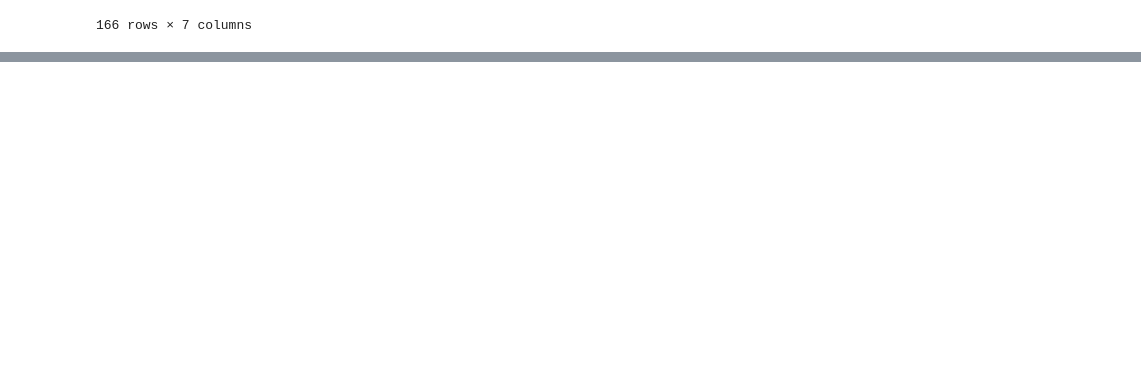
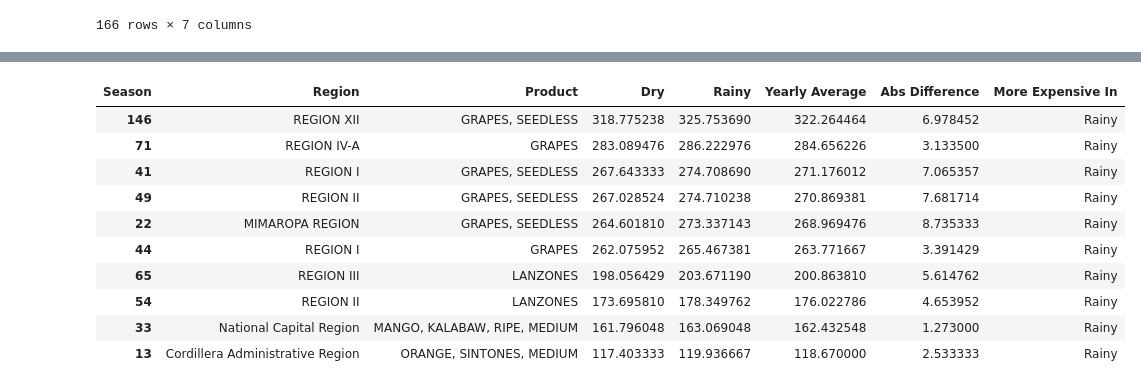
Before and after one commit to RRENN02/Prelims-PH_FruitRetail, a Jupyter notebook: fruit_retail.ipynb, the cells around one changed output, grey strips where cells are left out. Drawn from its saved outputs; the diff is of its cells as text; code cells hidden in the pictures; blank space fills up the shorter version.

```diff
--- a/fruit_retail.ipynb
+++ b/fruit_retail.ipynb
@@ -616,0 +615,14 @@ No frequency information was provided, so inferred frequency MS will be used.
+# %%
+top_10_rainy
+# %% [output]
+| Season | Region | Product | Dry | Rainy | Yearly Average | Abs Difference | More Expensive In |
+| 146 | REGION XII | GRAPES, SEEDLESS | 318.775238 | 325.753690 | 322.264464 | 6.978452 | Rainy |
+| 71 | REGION IV-A | GRAPES | 283.089476 | 286.222976 | 284.656226 | 3.133500 | Rainy |
+| 41 | REGION I | GRAPES, SEEDLESS | 267.643333 | 274.708690 | 271.176012 | 7.065357 | Rainy |
+| 49 | REGION II | GRAPES, SEEDLESS | 267.028524 | 274.710238 | 270.869381 | 7.681714 | Rainy |
+| 22 | MIMAROPA REGION | GRAPES, SEEDLESS | 264.601810 | 273.337143 | 268.969476 | 8.735333 | Rainy |
+| 44 | REGION I | GRAPES | 262.075952 | 265.467381 | 263.771667 | 3.391429 | Rainy |
+| 65 | REGION III | LANZONES | 198.056429 | 203.671190 | 200.863810 | 5.614762 | Rainy |
+| 54 | REGION II | LANZONES | 173.695810 | 178.349762 | 176.022786 | 4.653952 | Rainy |
+| 33 | National Capital Region | MANGO, KALABAW, RIPE, MEDIUM | 161.796048 | 163.069048 | 162.432548 | 1.273000 | Rainy |
+| 13 | Cordillera Administrative Region | ORANGE, SINTONES, MEDIUM | 117.403333 | 119.936667 | 118.670000 | 2.533333 | Rainy |
```
Also changed, not shown: parts of 8 cells of this notebook.
